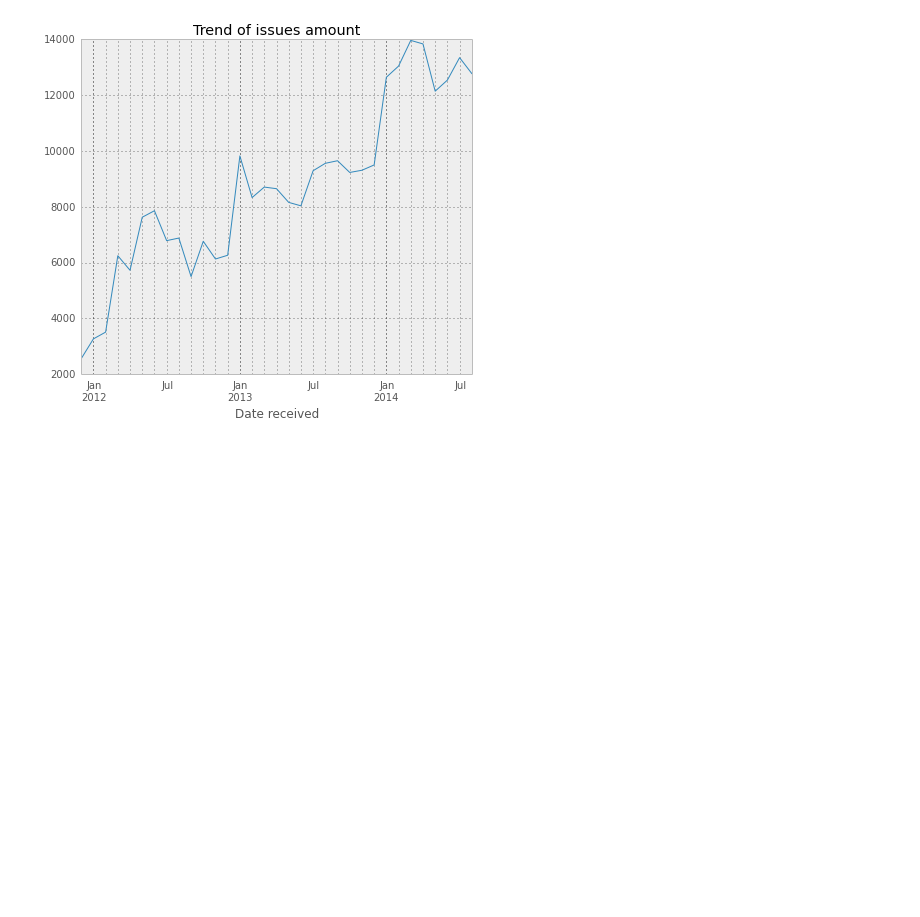
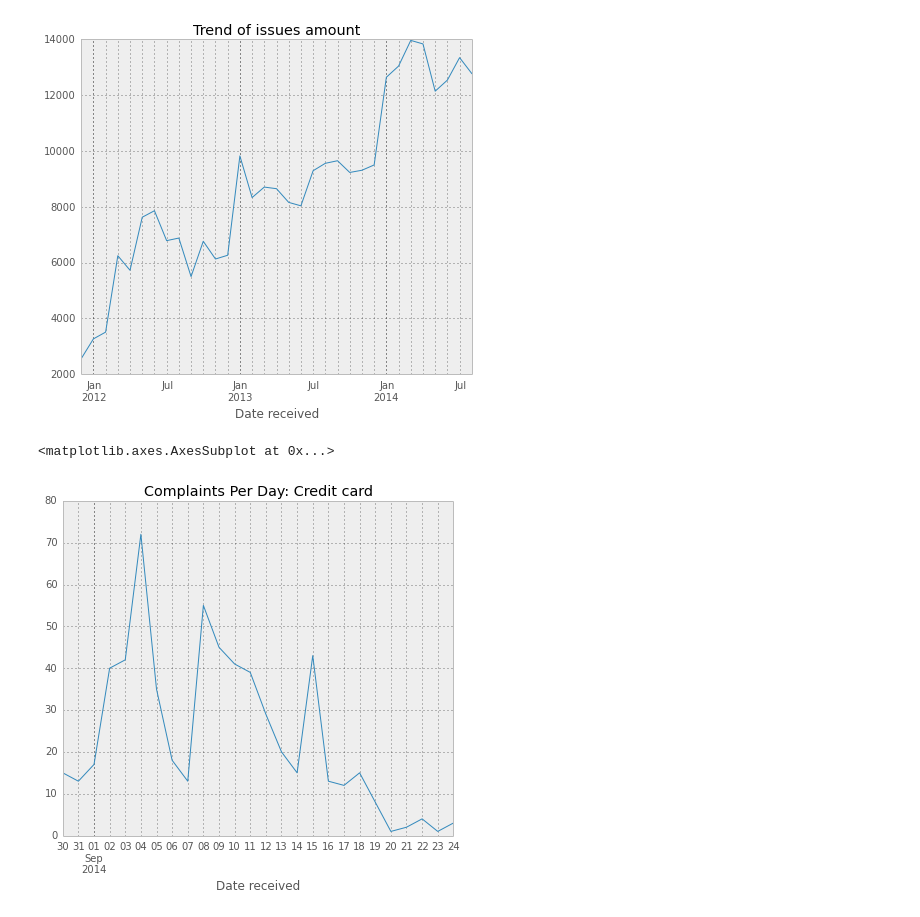
Before and after one commit to saravana76/Assignment2, a Jupyter notebook: BigData-Assignment2.ipynb, the cells around one changed output. Saved outputs shown, nothing was run; the diff lists cells and outputs as text; code cells hidden in the pictures; blank space fills up the shorter version.

```diff
--- a/BigData-Assignment2.ipynb
+++ b/BigData-Assignment2.ipynb
@@ -118,3 +118,11 @@ IssueAmount.plot(title="Trend of issues amount")
 # %% [output]
 <matplotlib.axes.AxesSubplot at 0x...>
 [figure]
+# %%
+# Complaints Per Day: Credit Card
+t=d[d['Product']=="Credit card"].resample('D',how=count)['Product'].tail(26)
+t[16]=43
+t.plot(title="Complaints Per Day: Credit card")
+# %% [output]
+<matplotlib.axes.AxesSubplot at 0x...>
+[figure, added]
```
Also changed, not shown: parts of 1 cell of this notebook.
